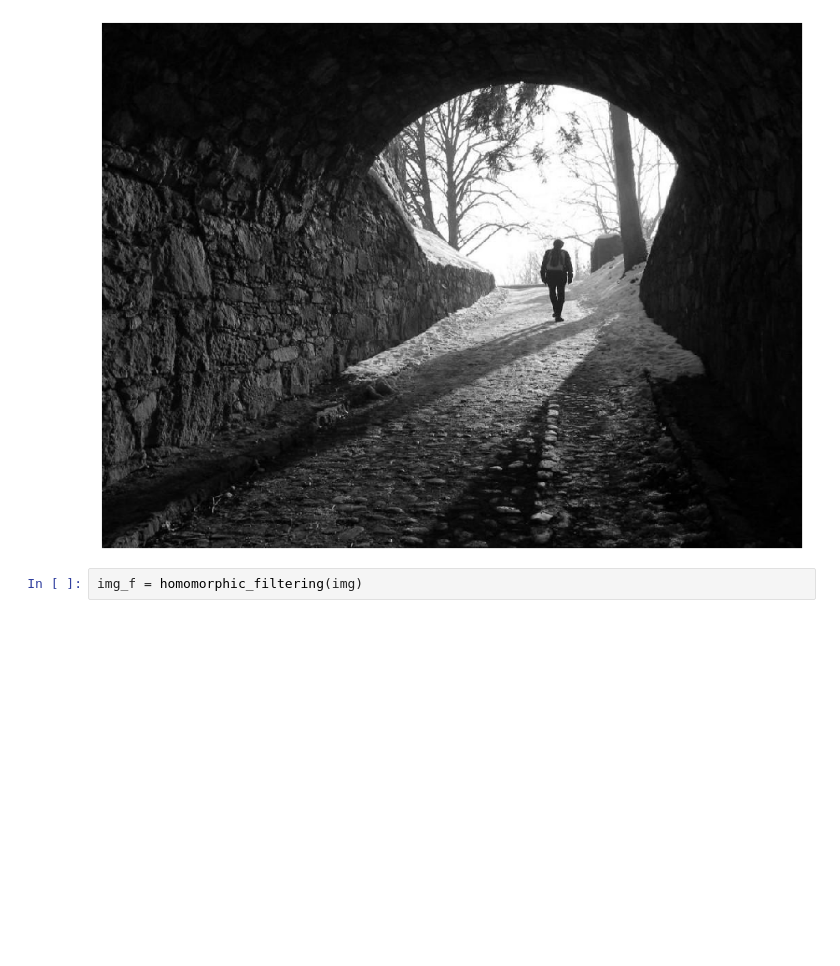
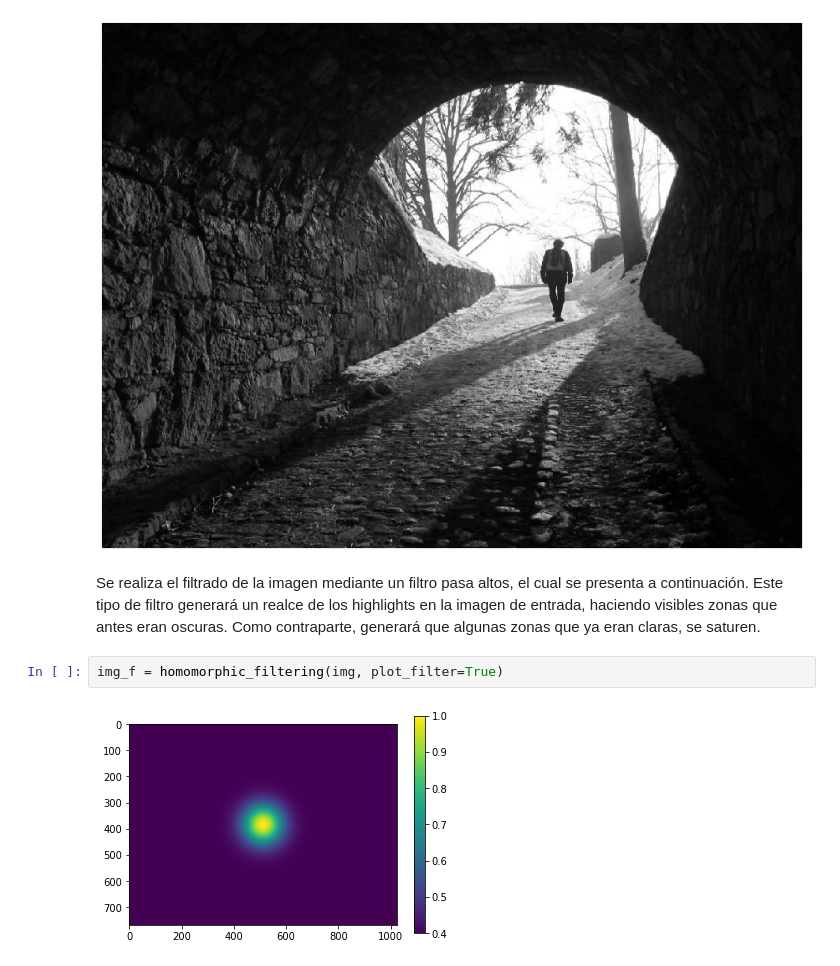
Before and after one commit to asp-image-dsp/image-processing-tp03, a Jupyter notebook: notebooks/ex6.ipynb, the cells around one changed output. Saved outputs shown, nothing was run; the diff lists cells and outputs as text; blank space fills up the shorter version.

```diff
--- a/notebooks/ex6.ipynb
+++ b/notebooks/ex6.ipynb
@@ -24,5 +33,9 @@ plt.imshow(img, cmap='gray')
 # %% [output]
 <matplotlib.image.AxesImage at 0x...>
 [figure]
+# %% [markdown]
+Se realiza el filtrado de la imagen mediante un filtro pasa altos, el cual se presenta a continuación. Este tipo de filtro generará un realce de los highlights en la imagen de entrada, haciendo visibles zonas que antes eran oscuras. Como contraparte, generará que algunas zonas que ya eran claras, se saturen.
 # %%
-img_f = homomorphic_filtering(img)
+img_f = homomorphic_filtering(img, plot_filter=True)
+# %% [output]
+[figure, added]
```
Also changed, not shown: parts of 5 cells of this notebook.
